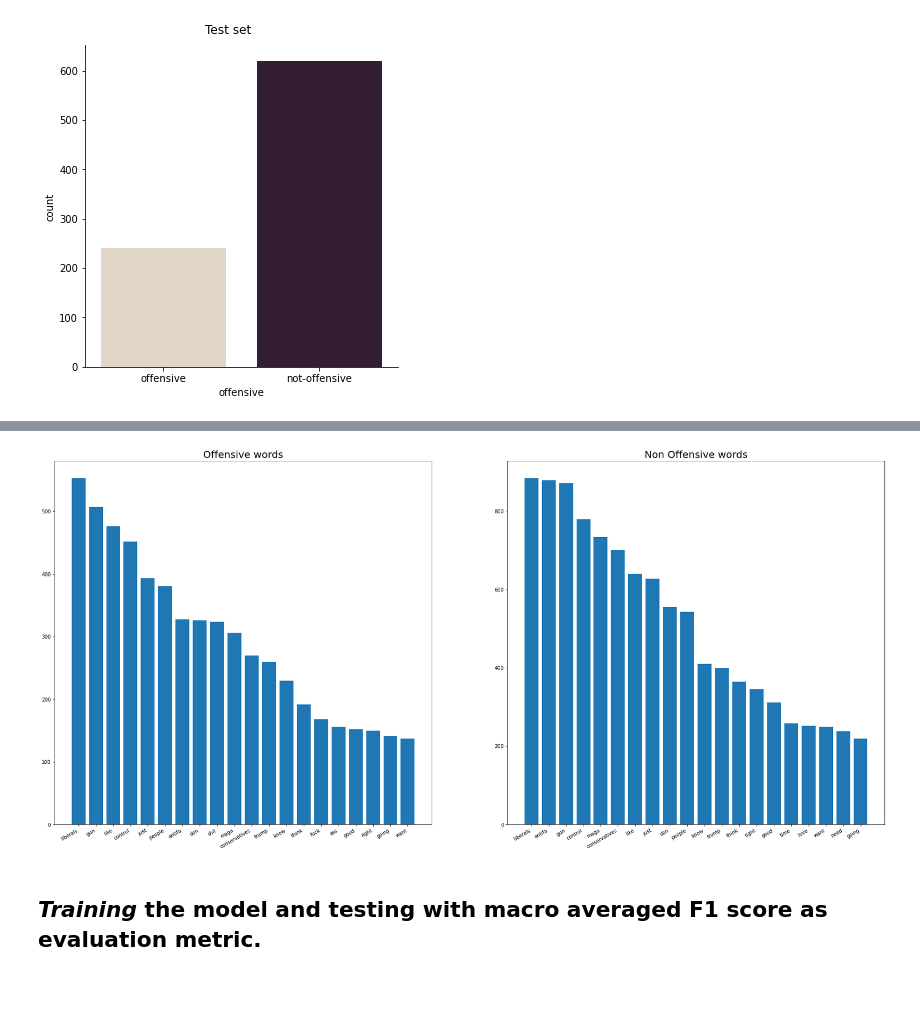
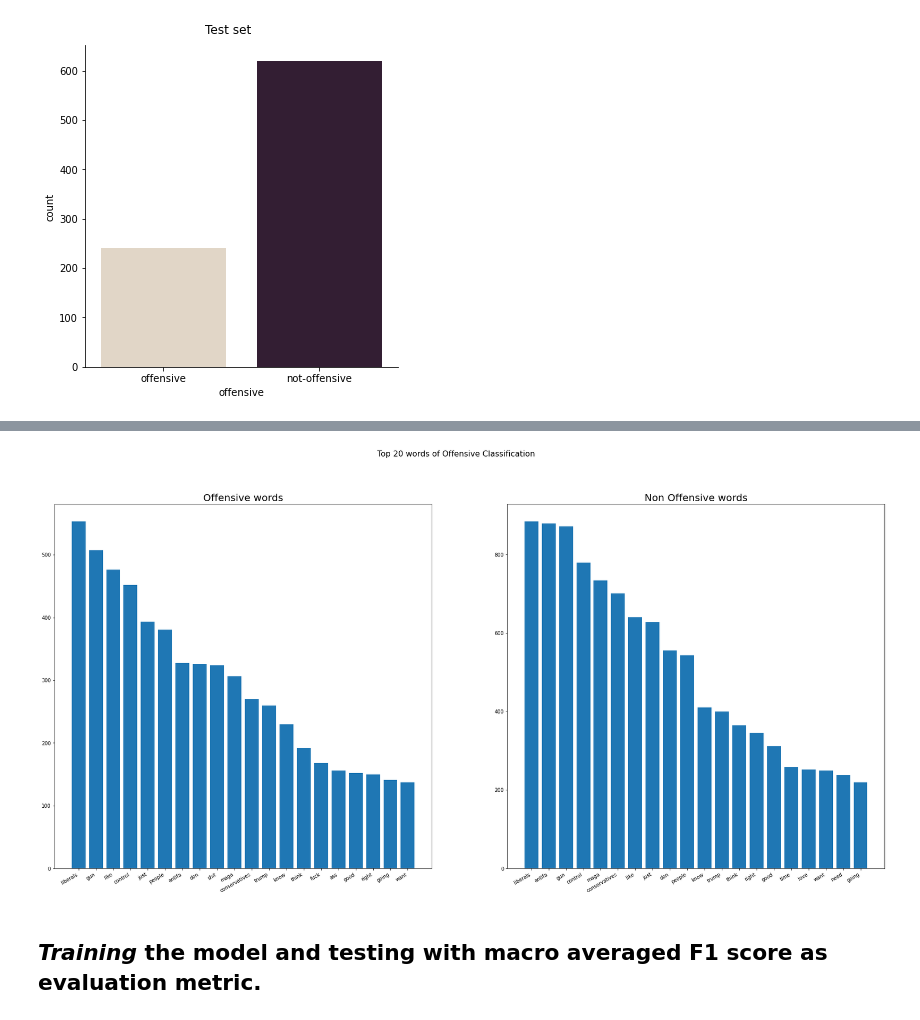
Before and after one commit to bb20417/CE888, a Jupyter notebook: Project/tweetClassification.ipynb, the cells around one changed output, grey strips where cells are left out. Drawn from its saved outputs; the diff is of its cells as text; code cells hidden in the pictures; blank space fills up the shorter version.

```diff
--- a/Project/tweetClassification.ipynb
+++ b/Project/tweetClassification.ipynb
@@ -759,18 +764,20 @@ s2 = [x[1] for x in top_offensive_words[:20]]
 a1 = [x[0] for x in top_nonOff_words[:20]]
 a2 = [x[1] for x in top_nonOff_words[:20]]
 # %%
+#visualization for top 20 words in both classifications of  Offensive dataset
 fig, (ax1, ax2) = plt.subplots(1, 2, figsize=[30, 15])
+fig.suptitle('Top 20 words of Offensive Classification',fontsize=16)
 ax1.bar(s1, s2)
 
 
 ax1.set_title('Offensive words',fontsize=20);
 fig.autofmt_xdate()
 
 ax2.bar(a1,a2)
 ax2.set_title('Non Offensive words',fontsize=20);
 fig.autofmt_xdate()
 # %% [output]
-[figure, old version]
+[figure, new version]
 # %% [markdown]
 ## *Training* the model and testing with macro averaged F1 score as evaluation metric.
 # %%
```
Also changed, not shown: parts of 12 cells of this notebook.
